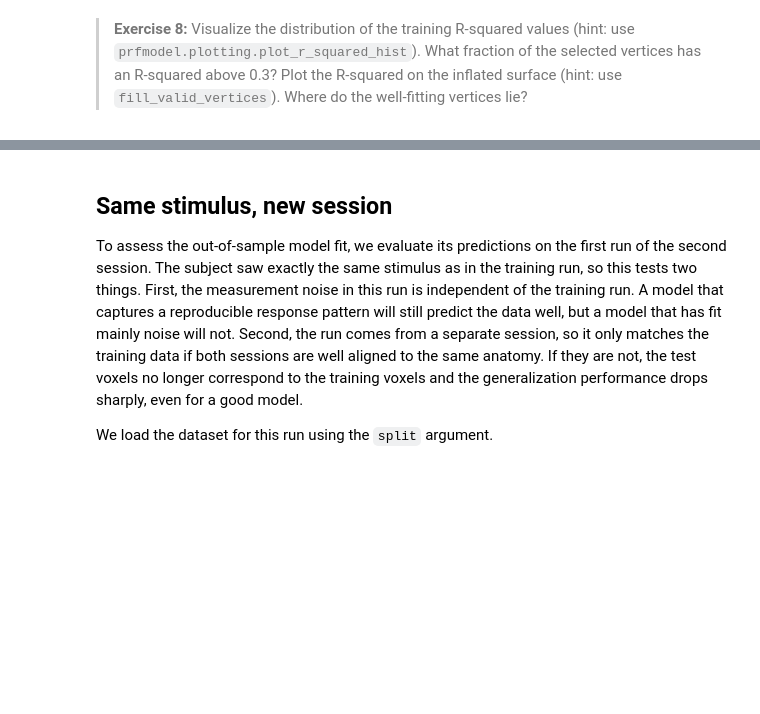
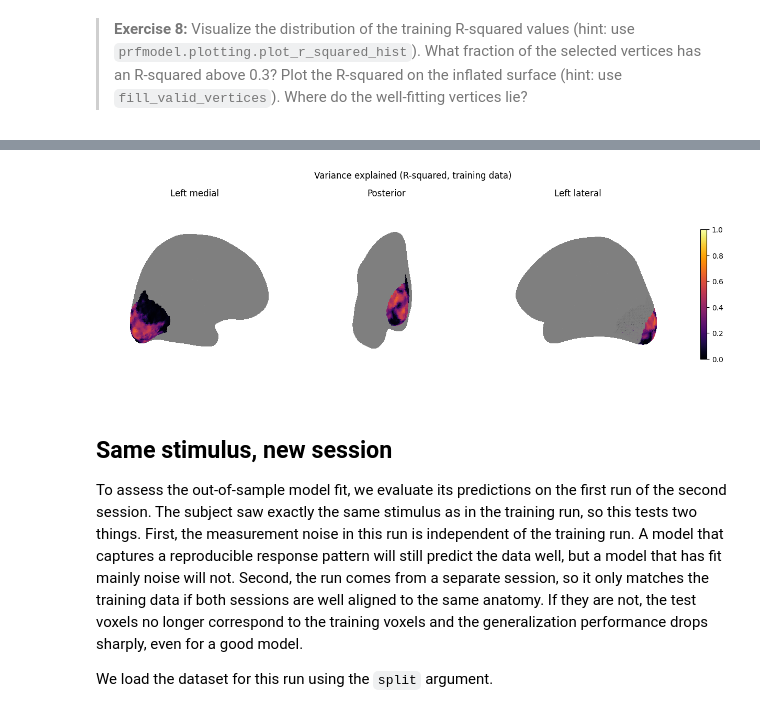
Before and after one commit to martaangelo/prf, a Jupyter notebook: notebooks/workshop/02-prf-visual-fmri-cv.ipynb, the cells around one changed output, grey strips where cells are left out. Saved outputs shown, nothing was run; the diff lists cells and outputs as text; code cells hidden in the pictures; blank space fills up the shorter version.

```diff
--- a/notebooks/workshop/02-prf-visual-fmri-cv.ipynb
+++ b/notebooks/workshop/02-prf-visual-fmri-cv.ipynb
@@ -310,3 +378,9 @@ r_squared_train.shape
+# %%
+plot_surf_stat_map_helper(
+    fill_valid_vertices(r_squared_train), vmin=0.0, vmax=1.0, title="Variance explained (R-squared, training data)",
+);
+# %% [output]
+[figure, added]
 # %% [markdown]
 ## Same stimulus, new session
 
```
Also changed, not shown: parts of 12 cells of this notebook.
